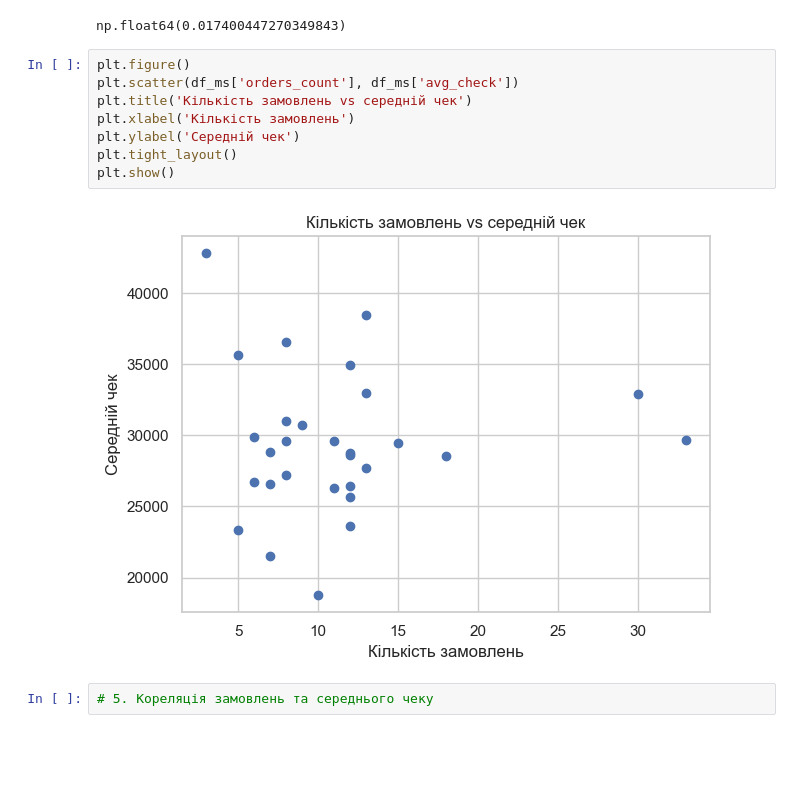
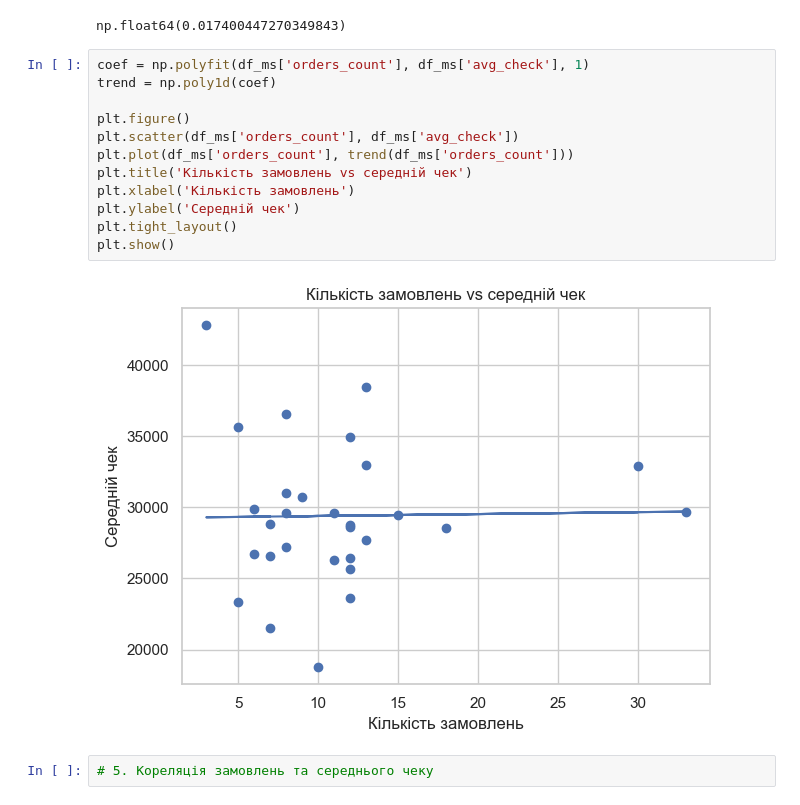
Before and after one commit to Mariya-Yanina/home-work-Data-Analyst, a Jupyter notebook: HW_12_1_Інтеграція_Python_та_SQL_запити_даних.ipynb, the cells around one changed output. Cells and saved outputs as stored; diff of their text form; blank space fills up the shorter version.

```diff
--- a/HW_12_1_Інтеграція_Python_та_SQL_запити_даних.ipynb
+++ b/HW_12_1_Інтеграція_Python_та_SQL_запити_даних.ipynb
@@ -570,15 +574,19 @@ corr
 # %% [output]
 np.float64(0.017400447270349843)
 # %%
+coef = np.polyfit(df_ms['orders_count'], df_ms['avg_check'], 1)
+trend = np.poly1d(coef)
+
 plt.figure()
 plt.scatter(df_ms['orders_count'], df_ms['avg_check'])
+plt.plot(df_ms['orders_count'], trend(df_ms['orders_count']))
 plt.title('Кількість замовлень vs середній чек')
 plt.xlabel('Кількість замовлень')
 plt.ylabel('Середній чек')
 plt.tight_layout()
 plt.show()
 # %% [output]
-[figure, old version]
+[figure, new version]
 # %%
 # 5. Кореляція замовлень та середнього чеку
 # %% [output]
```
Also changed, not shown: parts of 4 cells of this notebook.
